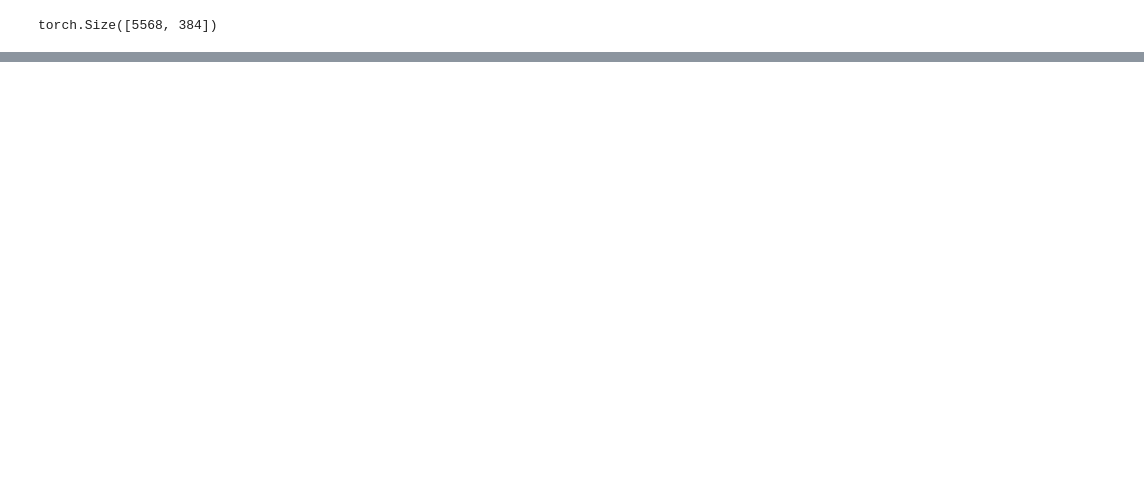
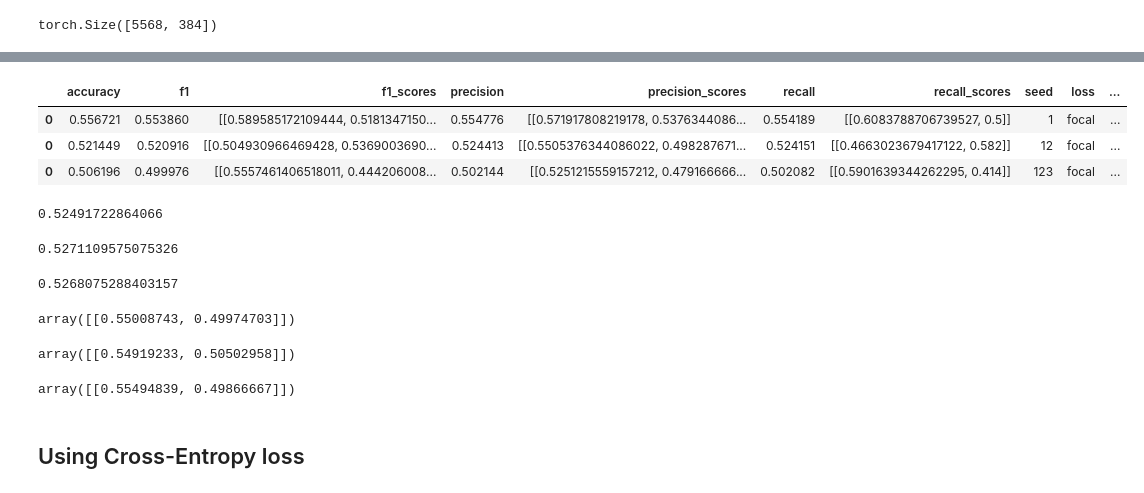
Before and after one commit to ttseriotou/sig-networks, a Jupyter notebook: notebooks/Rumours/rumours-baseline-bert.ipynb, the cells around one changed output, grey strips where cells are left out. Drawn from its saved outputs; the diff is of its cells as text; code cells hidden in the pictures; blank space fills up the shorter version.

```diff
--- a/notebooks/Rumours/rumours-baseline-bert.ipynb
+++ b/notebooks/Rumours/rumours-baseline-bert.ipynb
@@ -53,0 +119,33 @@ TypeError: fine_tune_transformer_average_seed() missing 1 required positional ar
+# %%
+bert_classifier
+# %% [output]
+|  | accuracy | f1 | f1_scores | precision | precision_scores | recall | recall_scores | seed | loss | ... |
+| 0 | 0.556721 | 0.553860 | [[0.589585172109444, 0.5181347150... | 0.554776 | [[0.571917808219178, 0.5376344086... | 0.554189 | [[0.6083788706739527, 0.5]] | 1 | focal | ... |
+| 0 | 0.521449 | 0.520916 | [[0.504930966469428, 0.5369003690... | 0.524413 | [[0.5505376344086022, 0.498287671... | 0.524151 | [[0.4663023679417122, 0.582]] | 12 | focal | ... |
+| 0 | 0.506196 | 0.499976 | [[0.5557461406518011, 0.444206008... | 0.502144 | [[0.5251215559157212, 0.479166666... | 0.502082 | [[0.5901639344262295, 0.414]] | 123 | focal | ... |
+# %%
+bert_classifier["f1"].mean()
+# %% [output]
+0.52491722864066
+# %%
+bert_classifier["precision"].mean()
+# %% [output]
+0.5271109575075326
+# %%
+bert_classifier["recall"].mean()
+# %% [output]
+0.5268075288403157
+# %%
+np.stack(bert_classifier["f1_scores"]).mean(axis=0)
+# %% [output]
+array([[0.55008743, 0.49974703]])
+# %%
+np.stack(bert_classifier["precision_scores"]).mean(axis=0)
+# %% [output]
+array([[0.54919233, 0.50502958]])
+# %%
+np.stack(bert_classifier["recall_scores"]).mean(axis=0)
+# %% [output]
+array([[0.55494839, 0.49866667]])
+# %% [markdown]
+## Using Cross-Entropy loss
```
Also changed, not shown: parts of 22 cells of this notebook, 3 other files.
